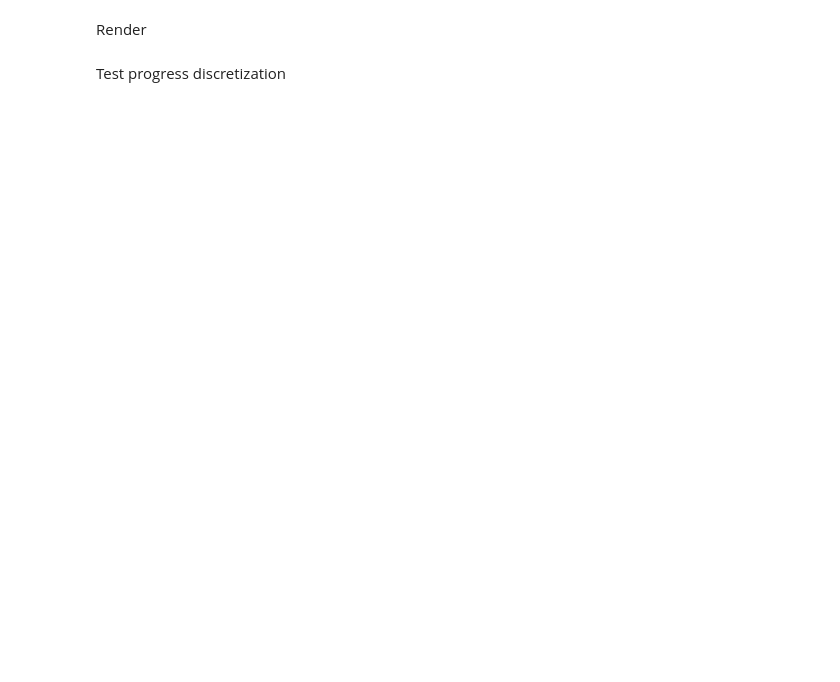
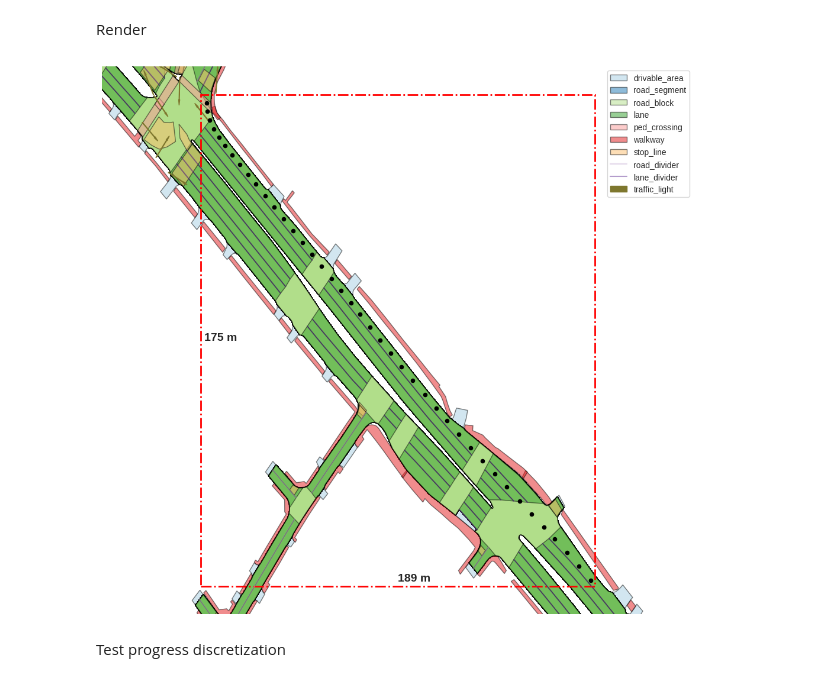
Before and after one commit to SaraMo14/MasterThesis, a Jupyter notebook: test_discretizer.ipynb, the cells around one changed output. Saved outputs shown, nothing was run; the diff lists cells and outputs as text; code cells hidden in the pictures; blank space fills up the shorter version.

```diff
--- a/test_discretizer.ipynb
+++ b/test_discretizer.ipynb
@@ -62,5 +78,7 @@ Render
 # %%
 scene_test = df['scene_token'].unique()[0] #'295c6c85275e4376bc8446b4a76504cd'#
 example_scene_df = df[df['scene_token']==scene_test]
-#ego_poses = nusc_map.render_egoposes_on_fancy_map(nuscenes, scene_tokens=[scene_test], verbose=False)
+ego_poses = nusc_map.render_egoposes_on_fancy_map(nuscenes, scene_tokens=[scene_test], verbose=False)
+# %% [output]
+[figure, added]
 # %%
```
Also changed, not shown: parts of 5 cells of this notebook, 6 other files.
